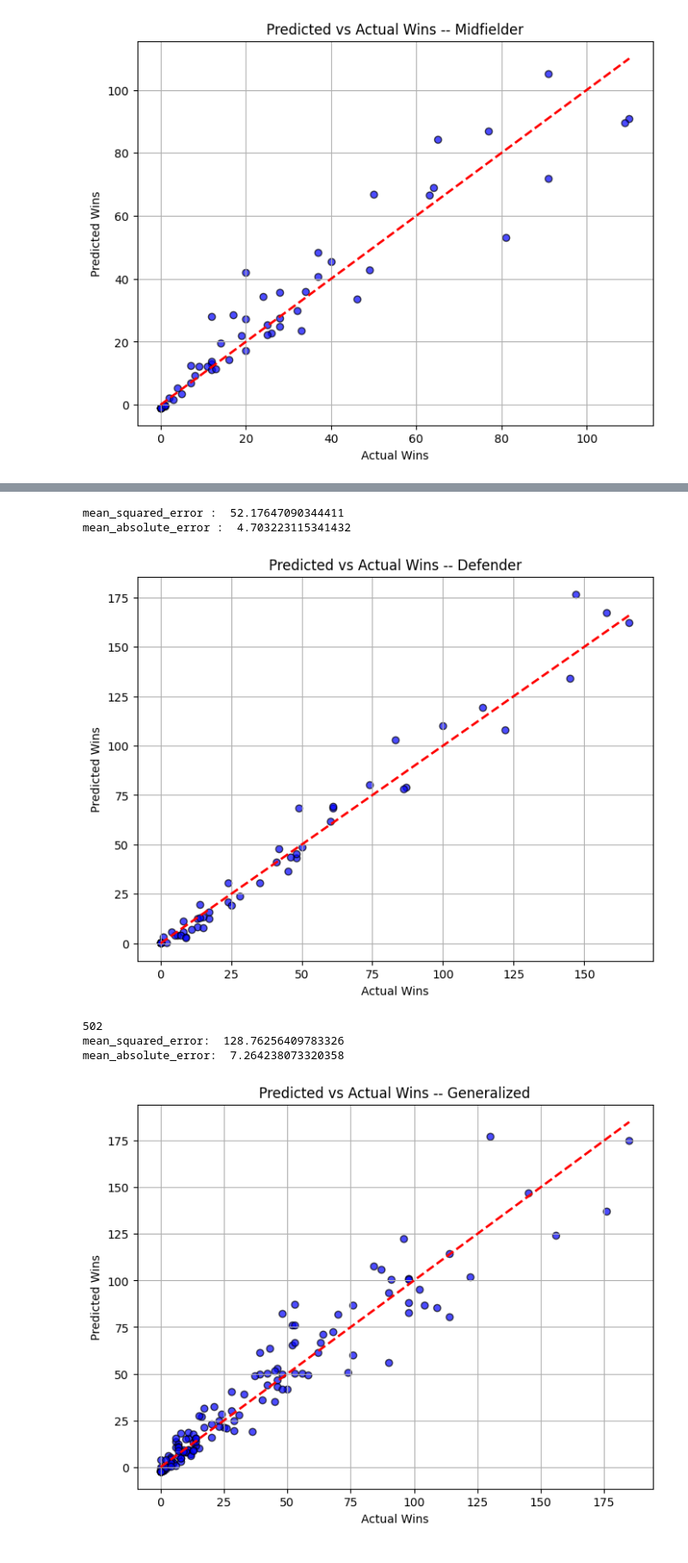
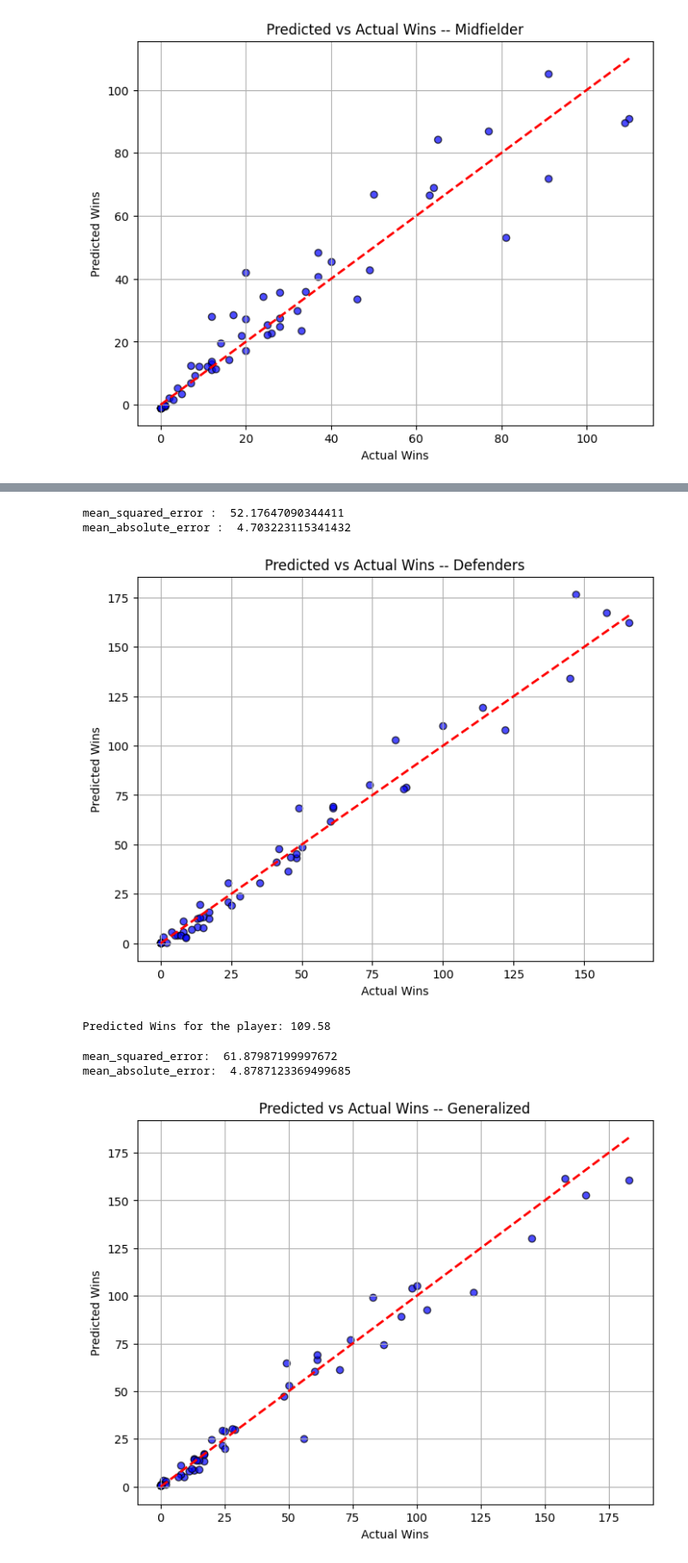
Before and after one commit to magriffy/Portfolio_Data_Analytics, a Jupyter notebook: soccer/analysis.ipynb, the cells around one changed output, grey strips where cells are left out. Shown at 86% size. Saved outputs shown, nothing was run; the diff lists cells and outputs as text; code cells hidden in the pictures.

Commit message:
With players predicted wins

```diff
--- a/soccer/analysis.ipynb
+++ b/soccer/analysis.ipynb
@@ -461,7 +534,7 @@ print('mean_absolute_error : ', mean_absolute_error(y_test, predictions))
 plt.figure(figsize=(8, 6))
 plt.scatter(y_test, predictions, alpha=0.7, color="blue", edgecolor="k")
 plt.plot([y_test.min(), y_test.max()], [y_test.min(), y_test.max()], '--r', linewidth=2)
-plt.title("Predicted vs Actual Wins -- Defender")
+plt.title("Predicted vs Actual Wins -- Defenders")
 plt.xlabel("Actual Wins")
 plt.ylabel("Predicted Wins")
 plt.grid(True)
@@ -469,37 +542,56 @@ plt.show()
 # %% [output]
 mean_squared_error :  52.17647090344411
 mean_absolute_error :  4.703223115341432
-[figure, old version]
+[figure, new version]
+# %%
+# David Luiz
+
+single_player_features = {
+    "Appearances": 194,
+    "Passes": 10165,
+    "Clean sheets": 64,
+    "Duels won": 846,
+    "Recoveries": 1042
+}
+
+# Convert to DataFrame
+single_player_df = pd.DataFrame([single_player_features])
+
+# Predict wins
+predicted_wins = model.predict(single_player_df)
+
+# Display the result
+print(f"Predicted Wins for the player: {predicted_wins[0]:.2f}")
+# %% [output]
+Predicted Wins for the player: 109.58
 # %%
 # Appearances Passes Tackles
 g_features = ["Appearances", "Passes", "Tackles"]
 model_cleaned = df_cleaned
-model_cleaned = model_cleaned.dropna(subset=g_features + ["Wins"])
-print(len(model_cleaned))
+model_cleaned = model_cleaned.dropna(subset=d_features + ["Wins"])
 
-X = model_cleaned[g_features]
+X = model_cleaned[d_features]
 y = model_cleaned["Wins"]
 
 X_train, X_test, y_train, y_test = train_test_split(X, y, test_size=0.3, random_state=101)
 
 model = LinearRegression()
 model.fit(X_train, y_train)
 
 predictions = model.predict(X_test)
 print('mean_squared_error: ', mean_squared_error(y_test, predictions))
 print('mean_absolute_error: ', mean_absolute_error(y_test, predictions))
 
 # Scatter plot of predicted vs actual values
 plt.figure(figsize=(8, 6))
 plt.scatter(y_test, predictions, alpha=0.7, color="blue", edgecolor="k")
 plt.plot([y_test.min(), y_test.max()], [y_test.min(), y_test.max()], '--r', linewidth=2)
 plt.title("Predicted vs Actual Wins -- Generalized")
 plt.xlabel("Actual Wins")
 plt.ylabel("Predicted Wins")
 plt.grid(True)
 plt.show()
 # %% [output]
-502
-mean_squared_error:  128.76256409783326
-mean_absolute_error:  7.264238073320358
+mean_squared_error:  61.87987199997672
+mean_absolute_error:  4.8787123369499685
-[figure, old version]
+[figure, new version]
```
Also changed, not shown: parts of 4 cells of this notebook.
